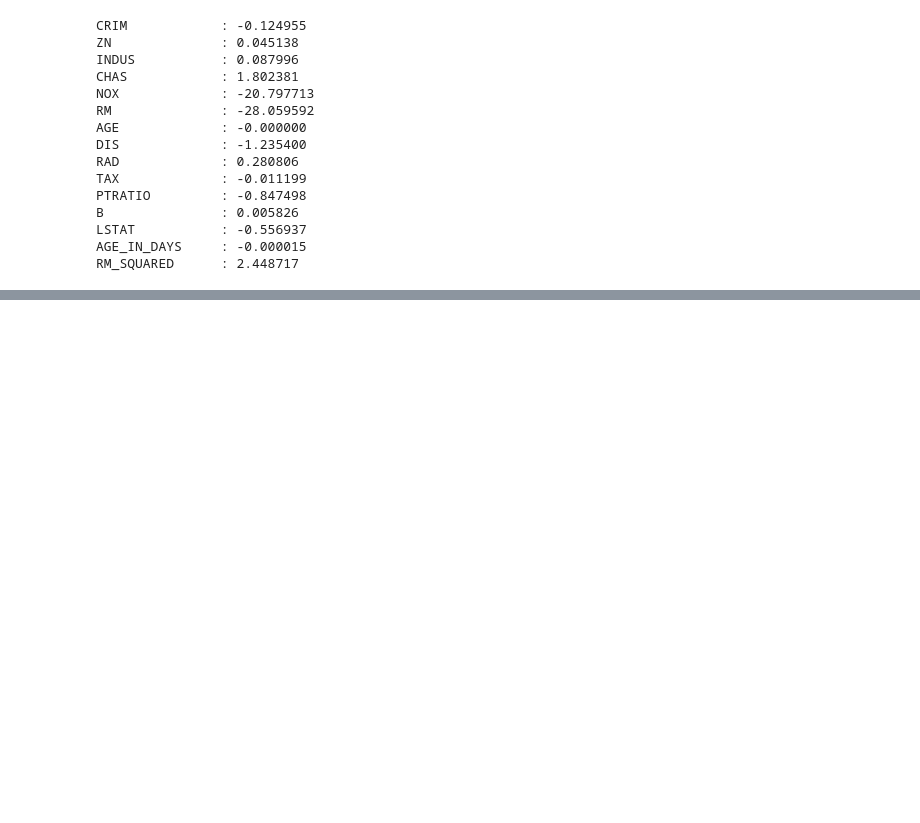
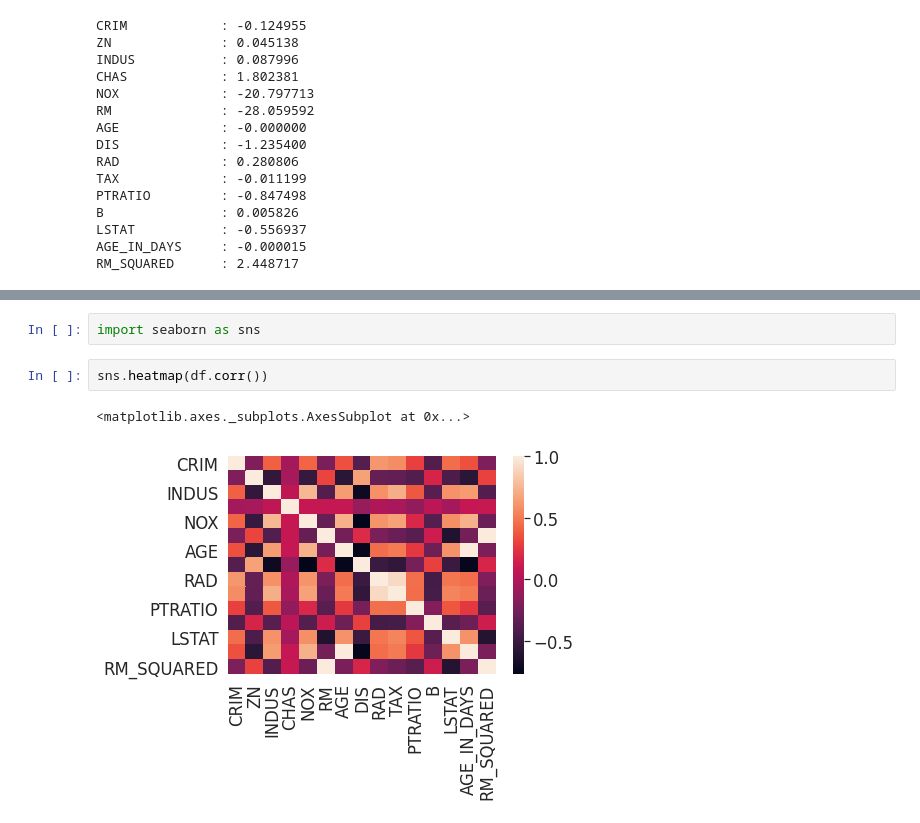
Before and after one commit to Santanukolkata/Data_Science, a Jupyter notebook: Models/Preprocessing/Multi_collinerity.ipynb, the cells around one changed output, grey strips where cells are left out. Drawn from its saved outputs; the diff is of its cells as text; blank space fills up the shorter version.

```diff
--- a/Models/Preprocessing/Multi_collinerity.ipynb
+++ b/Models/Preprocessing/Multi_collinerity.ipynb
@@ -325,0 +346,7 @@ multicoll_eigen(df_selected_cols, y)
+# %%
+import seaborn as sns
+# %%
+sns.heatmap(df.corr())
+# %% [output]
+<matplotlib.axes._subplots.AxesSubplot at 0x...>
+[figure, added]
```
Also changed, not shown: parts of 4 cells of this notebook.
